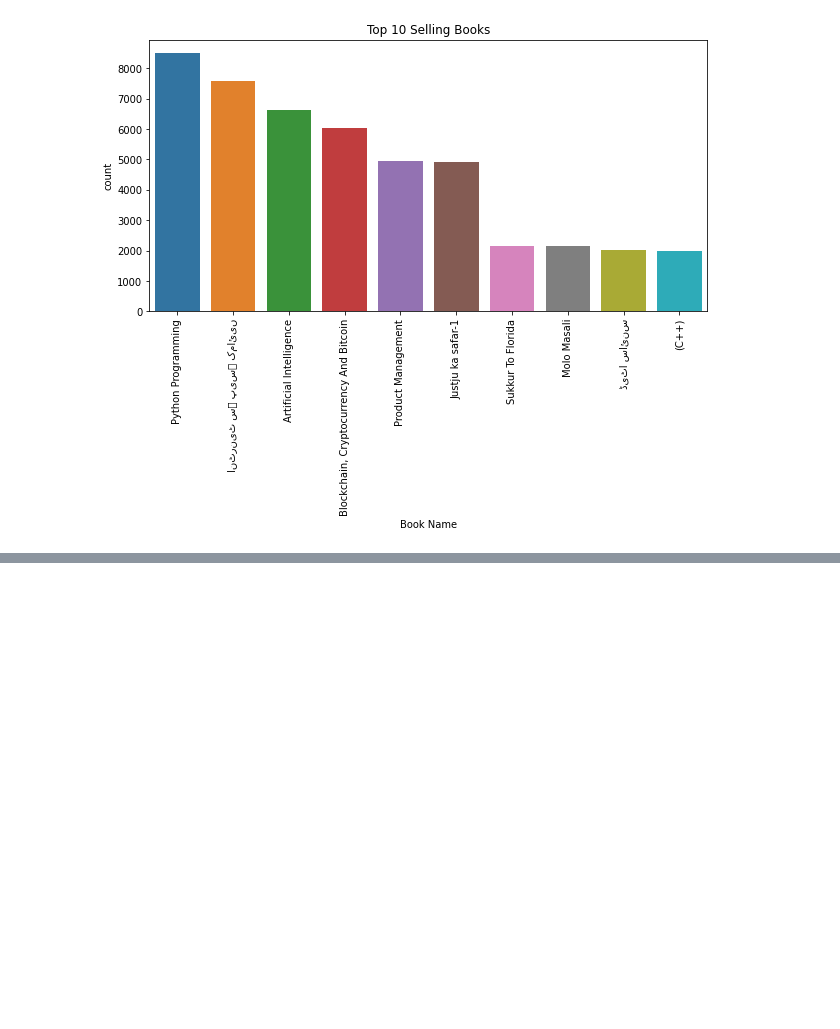
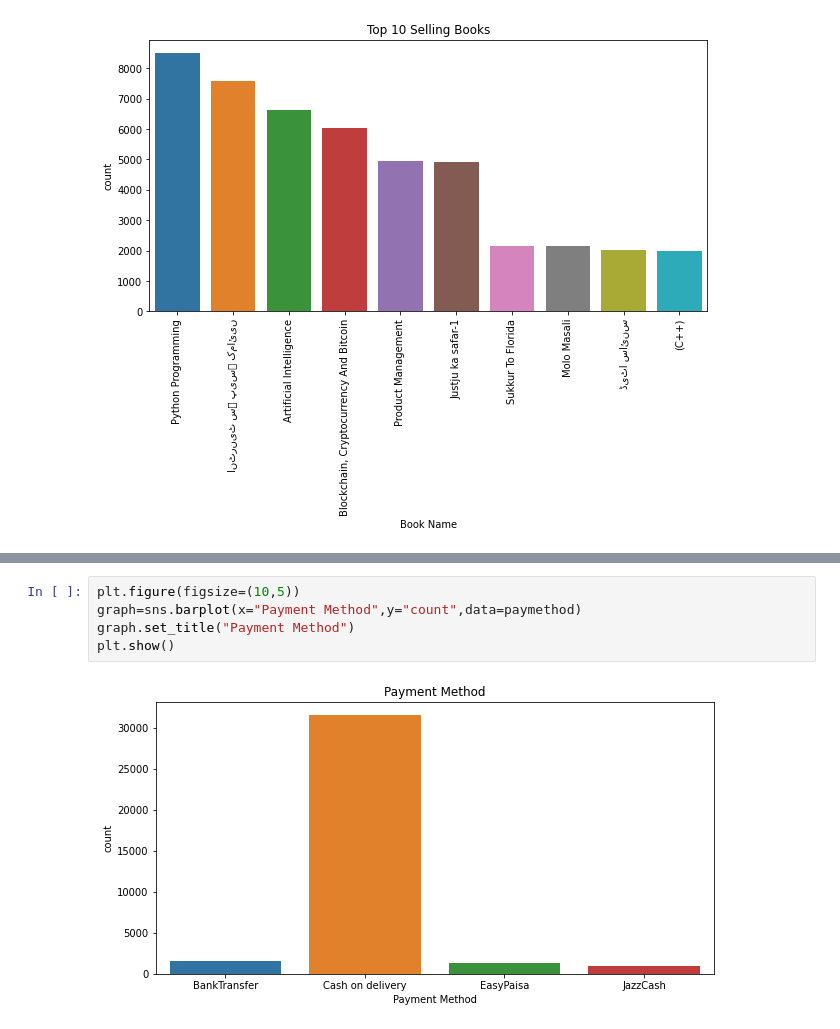
Before and after one commit to Hassansajjad4it/Gufhtugu_Publications_Dataset_EDA, a Jupyter notebook: SourceCode.ipynb, the cells around one changed output, grey strips where cells are left out. Drawn from its saved outputs; the diff is of its cells as text; blank space fills up the shorter version.

```diff
--- a/SourceCode.ipynb
+++ b/SourceCode.ipynb
@@ -279,0 +353,7 @@ plt.show()
+# %%
+plt.figure(figsize=(10,5))
+graph=sns.barplot(x="Payment Method",y="count",data=paymethod)
+graph.set_title("Payment Method")
+plt.show()
+# %% [output]
+[figure, added]
```
Also changed, not shown: parts of 9 cells of this notebook.
